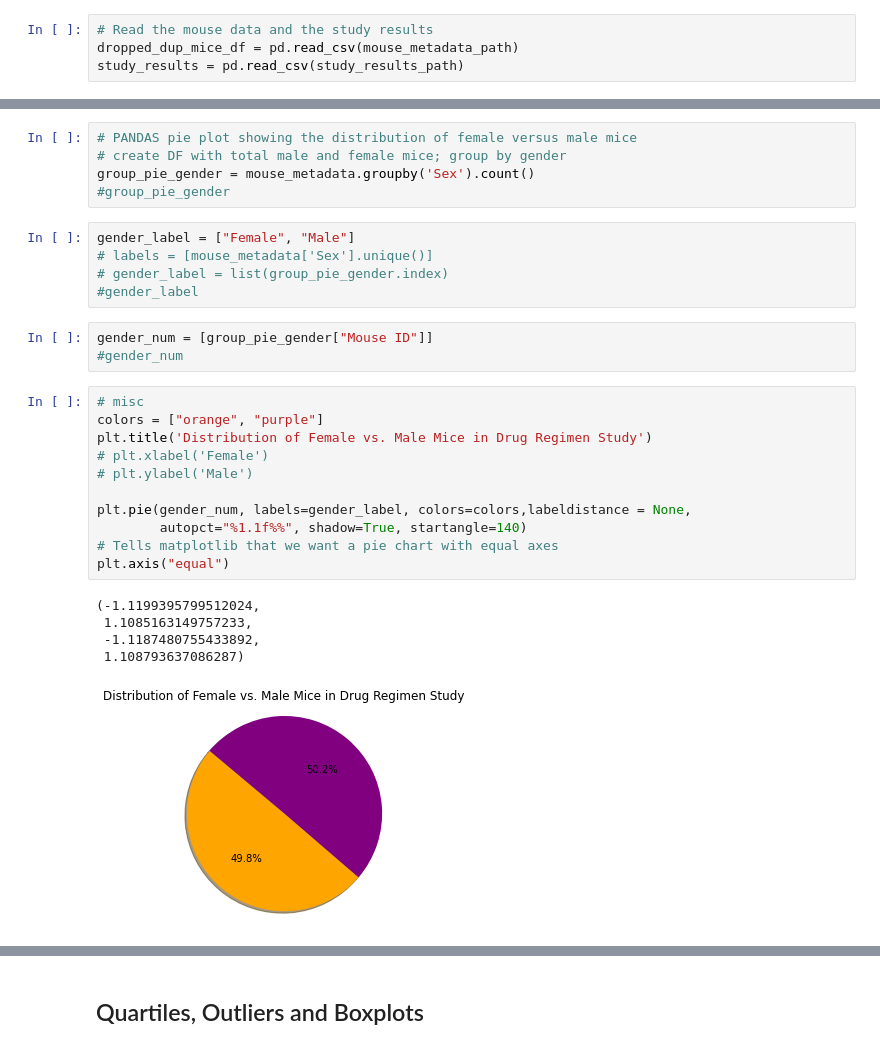
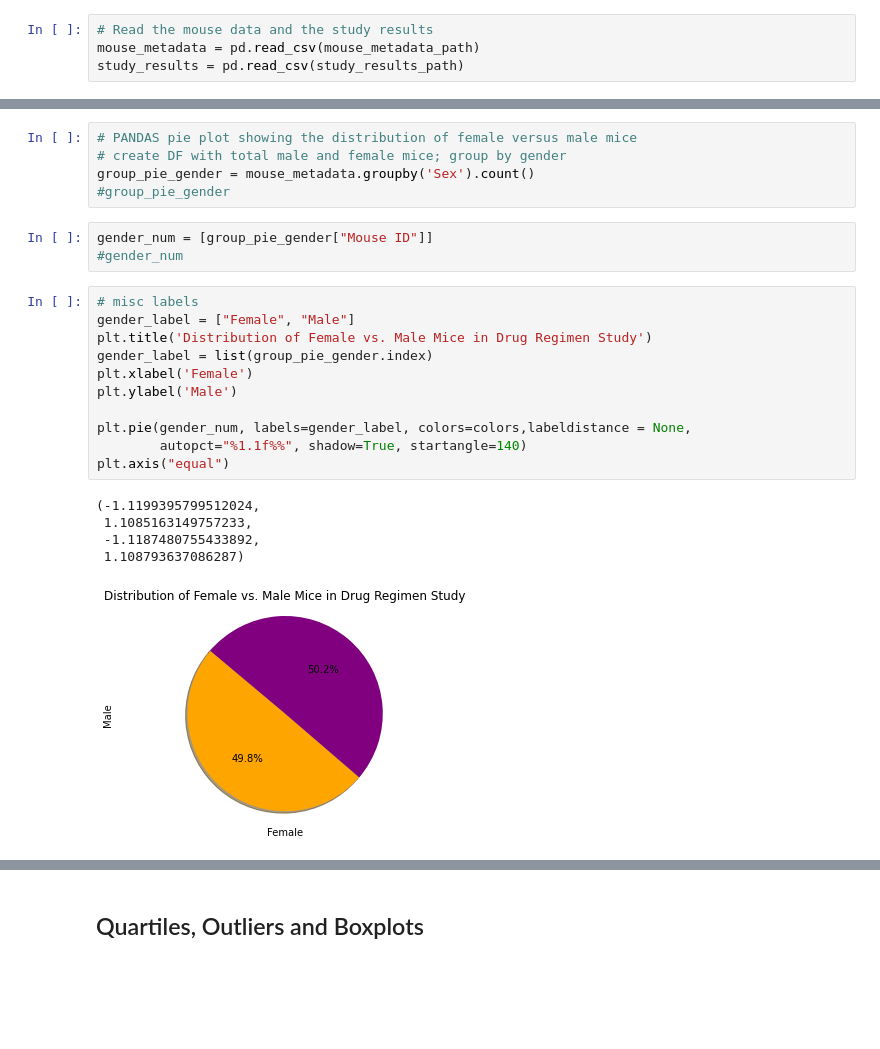
Before and after one commit to tarapolli/Matplotlib-challenge, a Jupyter notebook: pymaceuticals_starter.ipynb, the cells around one changed output, grey strips where cells are left out. Saved outputs shown, nothing was run; the diff lists cells and outputs as text; blank space fills up the shorter version.

```diff
--- a/pymaceuticals_starter.ipynb
+++ b/pymaceuticals_starter.ipynb
@@ -12,7 +15,7 @@ mouse_metadata_path = "data/Mouse_metadata.csv"
 study_results_path = "data/Study_results.csv"
 # %%
 # Read the mouse data and the study results
-dropped_dup_mice_df = pd.read_csv(mouse_metadata_path)
+mouse_metadata = pd.read_csv(mouse_metadata_path)
 study_results = pd.read_csv(study_results_path)
 # %%
 # display csv file for preview
@@ -326,31 +317,26 @@ plt.show
 # create DF with total male and female mice; group by gender
 group_pie_gender = mouse_metadata.groupby('Sex').count()
 #group_pie_gender
-# %%
-gender_label = ["Female", "Male"]
-# labels = [mouse_metadata['Sex'].unique()]
-# gender_label = list(group_pie_gender.index)
-#gender_label
 # %%
 gender_num = [group_pie_gender["Mouse ID"]]
 #gender_num
 # %%
-# misc
-colors = ["orange", "purple"]
+# misc labels
+gender_label = ["Female", "Male"]
 plt.title('Distribution of Female vs. Male Mice in Drug Regimen Study')
-# plt.xlabel('Female')
-# plt.ylabel('Male')
+gender_label = list(group_pie_gender.index)
+plt.xlabel('Female')
+plt.ylabel('Male')
 
 plt.pie(gender_num, labels=gender_label, colors=colors,labeldistance = None,
         autopct="%1.1f%%", shadow=True, startangle=140)
-# Tells matplotlib that we want a pie chart with equal axes
 plt.axis("equal")
 # %% [output]
 (-1.1199395799512024,
  1.1085163149757233,
  -1.1187480755433892,
  1.108793637086287)
-[figure, old version]
+[figure, new version]
 # %%
 # PYPLOT pie plot showing the distribution of female versus male mice
 # Set a title, labels, colors, etc
```
Also changed, not shown: parts of 17 cells of this notebook.
